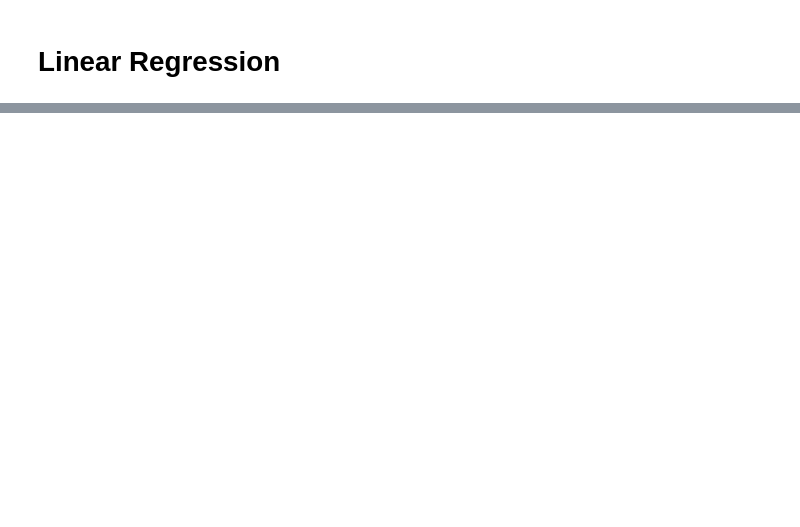
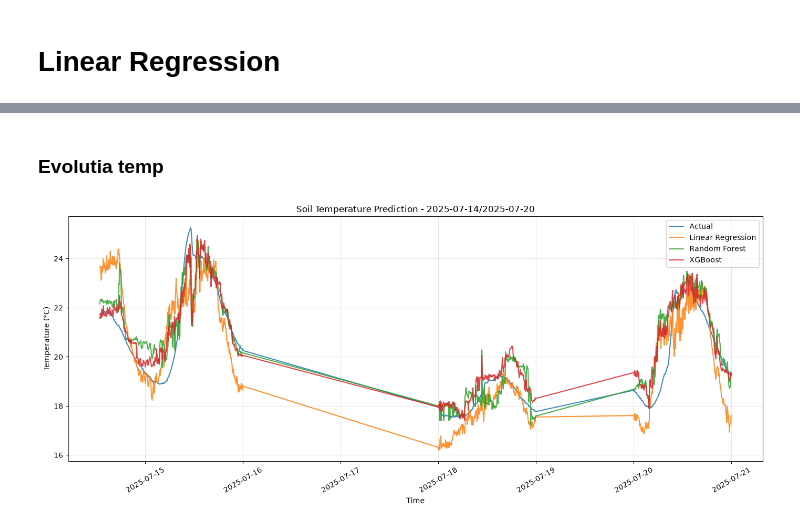
Before and after one commit to naominini/Licenta-agri, a Jupyter notebook: Data/model_A_soil_temperature.ipynb, the cells around one changed output, grey strips where cells are left out. Saved outputs shown, nothing was run; the diff lists cells and outputs as text; code cells hidden in the pictures; blank space fills up the shorter version.

```diff
--- a/Data/model_A_soil_temperature.ipynb
+++ b/Data/model_A_soil_temperature.ipynb
@@ -90,0 +285,36 @@ R2: 0.618
+# %% [markdown]
+### Evolutia temp
+# %%
+plot_data = test_data[["soil_time"]].copy()
+plot_data["Actual"] = y_test.to_numpy()
+for name, pred in predictions.items():
+    plot_data[name] = pred
+plot_data = plot_data.sort_values("soil_time")
+weekly_counts = (
+    plot_data.groupby(
+        plot_data["soil_time"].dt.to_period("W")
+    ).size()
+)
+best_week = weekly_counts.idxmax()
+weekly_data = plot_data[
+    plot_data["soil_time"].dt.to_period("W") == best_week
+].copy()
+plt.figure(figsize=(14, 6))
+for col in ["Actual"] + list(predictions):
+    plt.plot(
+        weekly_data["soil_time"],
+        weekly_data[col],
+        label=col,
+        linewidth=1.5,
+        alpha=0.85
+    )
+plt.title(f"Soil Temperature Prediction - {best_week}")
+plt.xlabel("Time")
+plt.ylabel("Temperature (°C)")
+plt.legend()
+plt.grid(alpha=0.3)
+plt.xticks(rotation=30)
+plt.tight_layout()
+plt.show()
+# %% [output]
+[figure, added]
```
Also changed, not shown: parts of 14 cells of this notebook.
